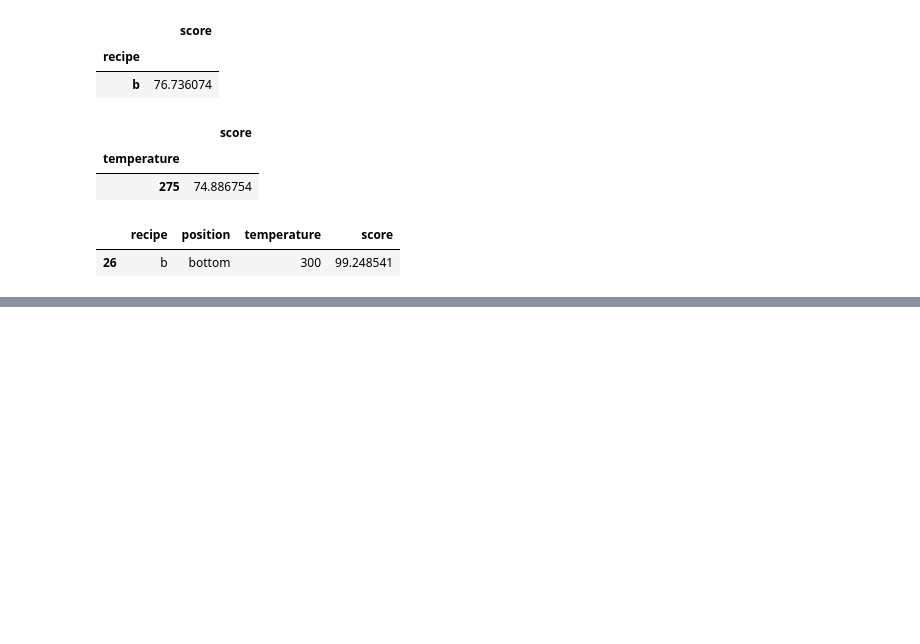
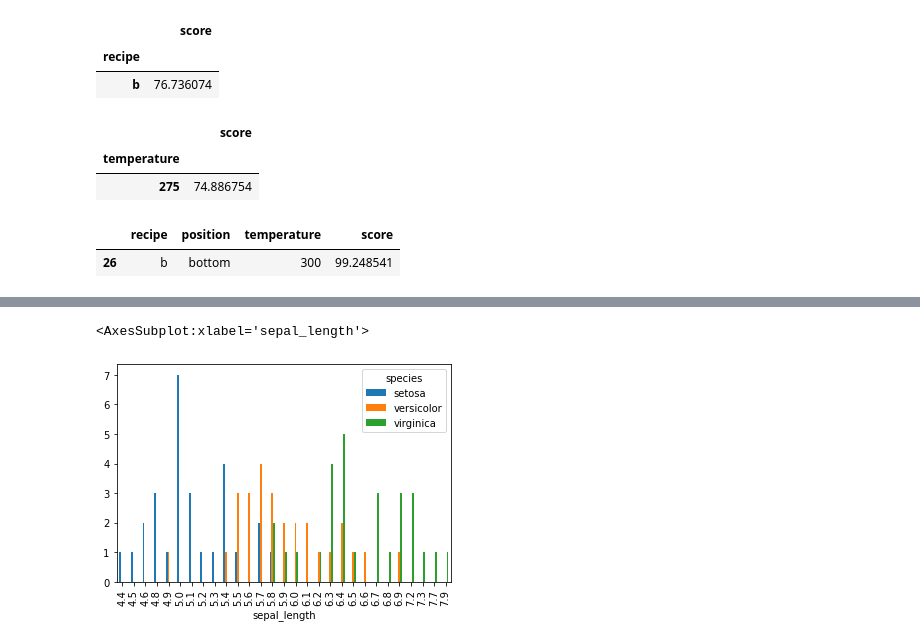
Before and after one commit to CurtisJohansen/classification-exercises, a Jupyter notebook: classification_exercises.ipynb, the cells around one changed output, grey strips where cells are left out. Saved outputs shown, nothing was run; the diff lists cells and outputs as text; code cells hidden in the pictures; blank space fills up the shorter version.

```diff
--- a/classification_exercises.ipynb
+++ b/classification_exercises.ipynb
@@ -802,0 +947,5 @@ cake_melt.sort_values('score', ascending = False).head(1)
+# %%
+pd.crosstab(train.sepal_length, train.species).plot.bar()
+# %% [output]
+<AxesSubplot:xlabel='sepal_length'>
+[figure, added]
```
Also changed, not shown: parts of 56 cells of this notebook.
